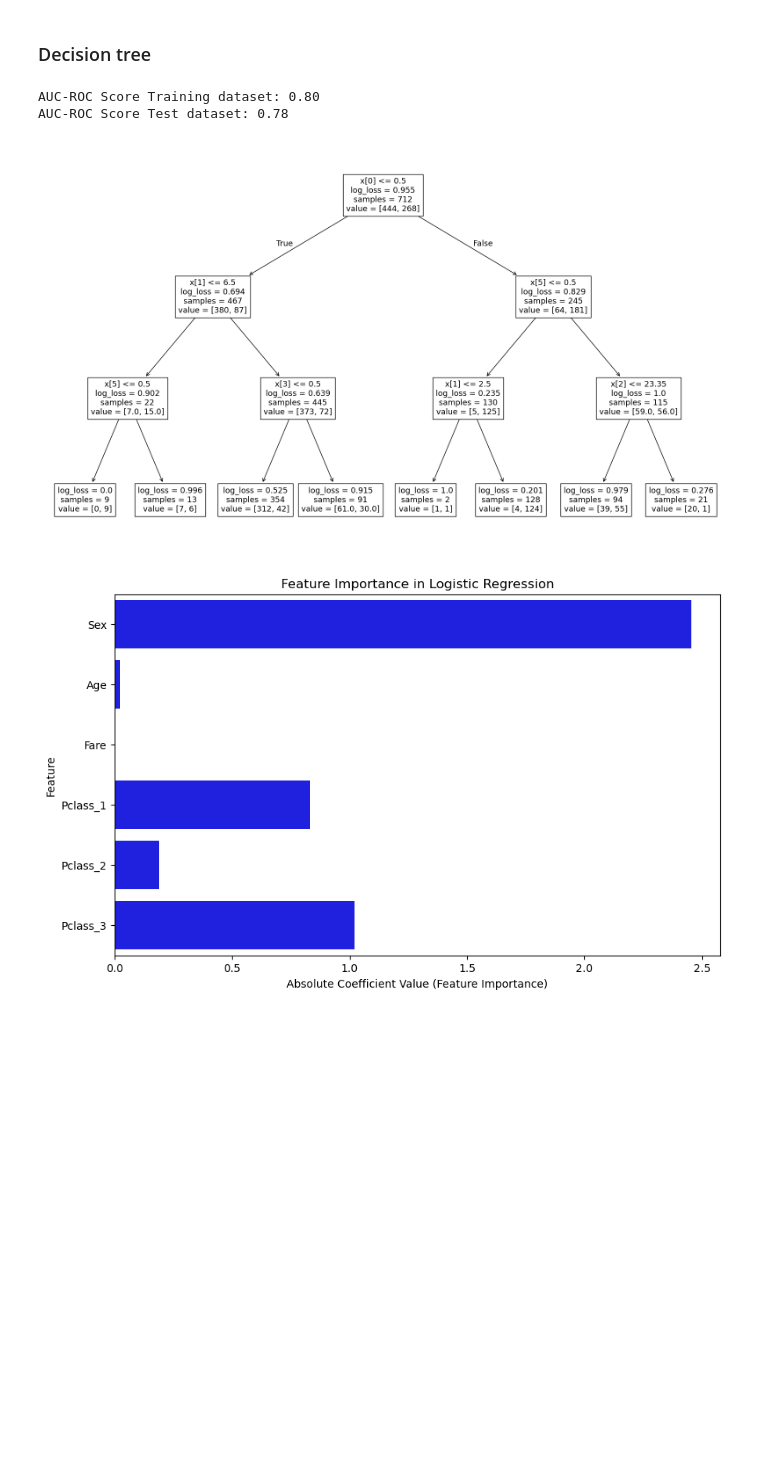
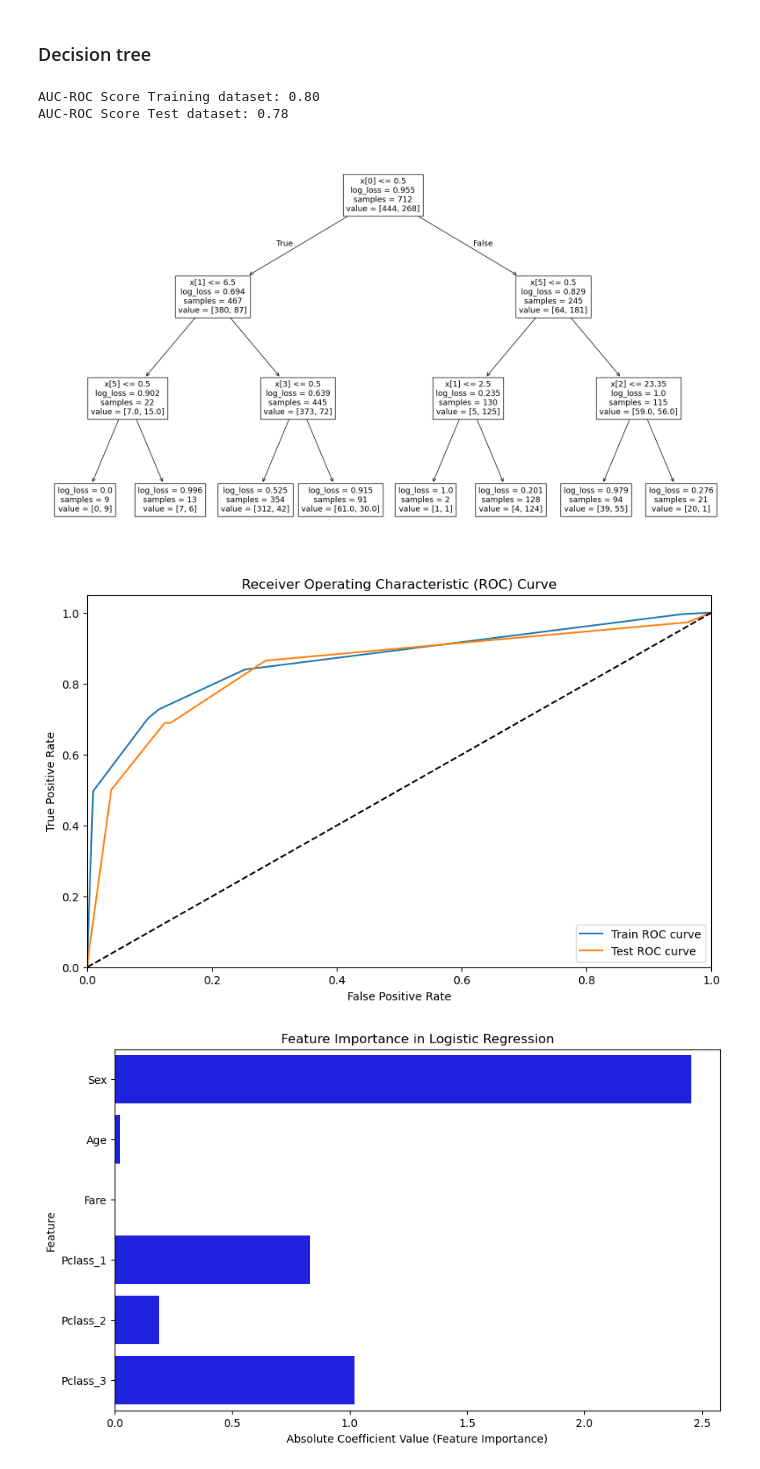
Before and after one commit to JaschavdA/ML1Challenge, a Jupyter notebook: titanic.ipynb, the cells around one changed output. Drawn from its saved outputs; the diff is of its cells as text; code cells hidden in the pictures; blank space fills up the shorter version.

```diff
--- a/titanic.ipynb
+++ b/titanic.ipynb
@@ -264,26 +226,45 @@ plt.show()
 # %%
 # Training the model - Decision tree
 from sklearn.tree import DecisionTreeClassifier
 dt = DecisionTreeClassifier(max_depth=3, criterion='log_loss')
 dt.fit(X_train, y_train)
 
 y_train_pred_dt = dt.predict(X_train)
 y_test_pred_dt = dt.predict(X_test)
 
 auc_train_score = roc_auc_score(y_train, y_train_pred_dt)
 auc_test_score = roc_auc_score(y_test, y_test_pred_dt)
 print(f"AUC-ROC Score Training dataset: {auc_train_score:.2f}")
 print(f"AUC-ROC Score Test dataset: {auc_test_score:.2f}")
 
 import matplotlib.pyplot as plt
 from sklearn.tree import plot_tree
 plt.figure(figsize=(20,12))
 plot_tree(dt)
 plt.show()
+
+
+# Calculate the ROC curve
+fpr_train_dt, tpr_train_dt, _ = roc_curve(y_train, dt.predict_proba(X_train)[:, 1])
+fpr_test_dt, tpr_test_dt, _ = roc_curve(y_test, dt.predict_proba(X_test)[:, 1])
+
+# Plot the ROC curve
+plt.figure(figsize=(10, 6))
+plt.plot(fpr_train_dt, tpr_train_dt, label='Train ROC curve')
+plt.plot(fpr_test_dt, tpr_test_dt, label='Test ROC curve')
+plt.plot([0, 1], [0, 1], 'k--')  # Diagonal line
+plt.xlim([0.0, 1.0])
+plt.ylim([0.0, 1.05])
+plt.xlabel('False Positive Rate')
+plt.ylabel('True Positive Rate')
+plt.title('Receiver Operating Characteristic (ROC) Curve')
+plt.legend(loc="lower right")
+plt.show()
 # %% [output]
 AUC-ROC Score Training dataset: 0.80
 AUC-ROC Score Test dataset: 0.78
 [figure]
+[figure, added]
 # %%
 features = X_train.columns
 
```
Also changed, not shown: parts of 6 cells of this notebook, 1 other file.
